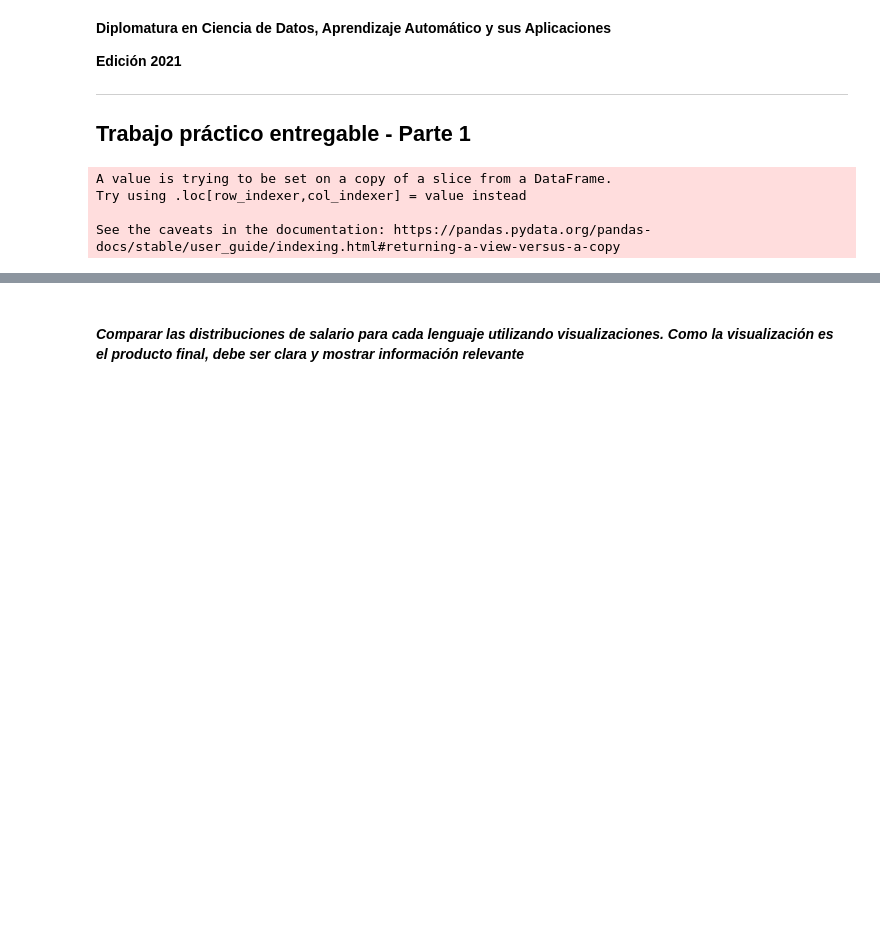
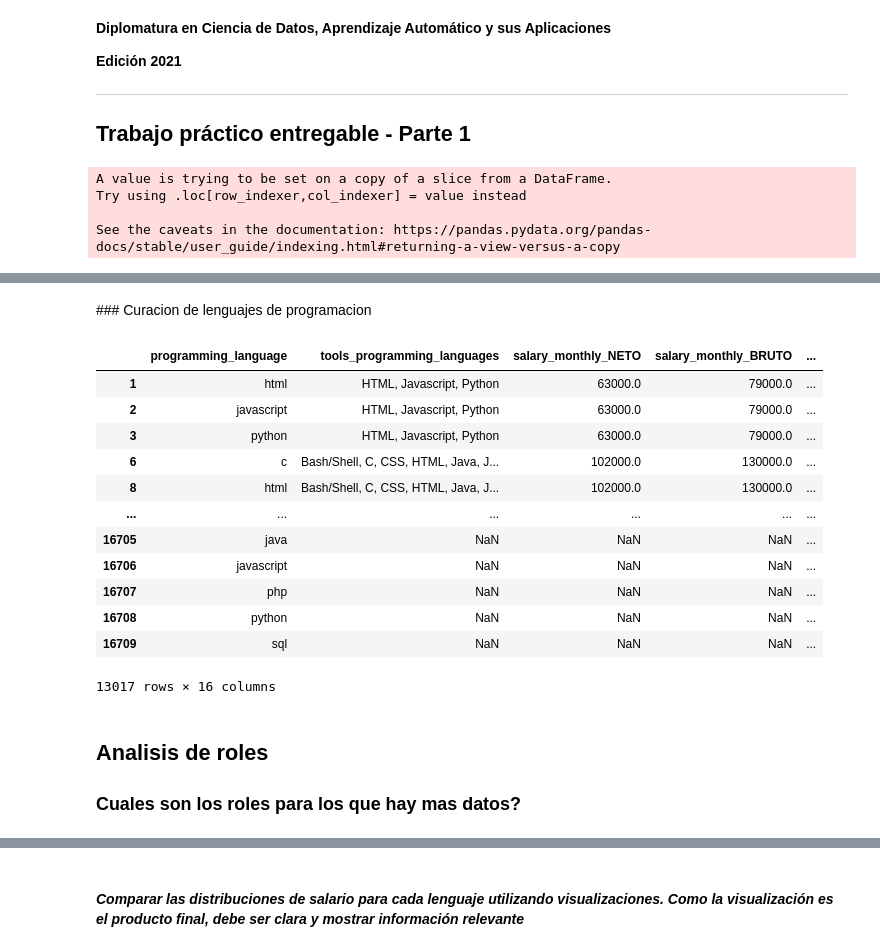
Before and after one commit to neolaand/diplodatos, a Jupyter notebook: entregable_rtas.ipynb, the cells around one changed output, grey strips where cells are left out. Saved outputs shown, nothing was run; the diff lists cells and outputs as text; code cells hidden in the pictures; blank space fills up the shorter version.

```diff
--- a/entregable_rtas.ipynb
+++ b/entregable_rtas.ipynb
@@ -211,0 +111,40 @@ for lang in programming_languages:
+# %% [markdown]
+### Curacion de lenguajes de programacion
+# %%
+# Create a new column with the list of languages
+df_inliers.loc[:, 'cured_programming_languages'] = df_inliers.tools_programming_languages\
+    .apply(split_languages)
+if 'cured_programming_languages' not in relevant_columns:
+    relevant_columns.append('cured_programming_languages')
+
+df_lang = df_inliers.cured_programming_languages\
+    .apply(pd.Series).stack()\
+    .reset_index(level=-1, drop=True).to_frame()\
+    .join(df[relevant_columns])\
+    .rename(columns={0: 'programming_language'})\
+    .reset_index(drop=True)
+
+# Filter out languages that we want to exclude
+# Complete here with your selected list.
+interesting_languages = ["javascript", "sql", "html", "python", "java", "php"\
+                         , ".net", "typescript", "c#", "go", "c++", "c", "vba", "kotlin", "swift"]
+df_lang = df_lang[df_lang.programming_language.isin(interesting_languages)]
+df_lang
+# %% [output]
+|  | programming_language | tools_programming_languages | salary_monthly_NETO | salary_monthly_BRUTO | ... |
+| 1 | html | HTML, Javascript, Python | 63000.0 | 79000.0 | ... |
+| 2 | javascript | HTML, Javascript, Python | 63000.0 | 79000.0 | ... |
+| 3 | python | HTML, Javascript, Python | 63000.0 | 79000.0 | ... |
+| 6 | c | Bash/Shell, C, CSS, HTML, Java, J... | 102000.0 | 130000.0 | ... |
+| 8 | html | Bash/Shell, C, CSS, HTML, Java, J... | 102000.0 | 130000.0 | ... |
+| ... | ... | ... | ... | ... | ... |
+| 16705 | java | NaN | NaN | NaN | ... |
+| 16706 | javascript | NaN | NaN | NaN | ... |
+| 16707 | php | NaN | NaN | NaN | ... |
+| 16708 | python | NaN | NaN | NaN | ... |
+| 16709 | sql | NaN | NaN | NaN | ... |
+13017 rows × 16 columns
+# %% [markdown]
+## Analisis de roles
+
+### Cuales son los roles para los que hay mas datos?
```
Also changed, not shown: parts of 27 cells of this notebook, 3 other files.
